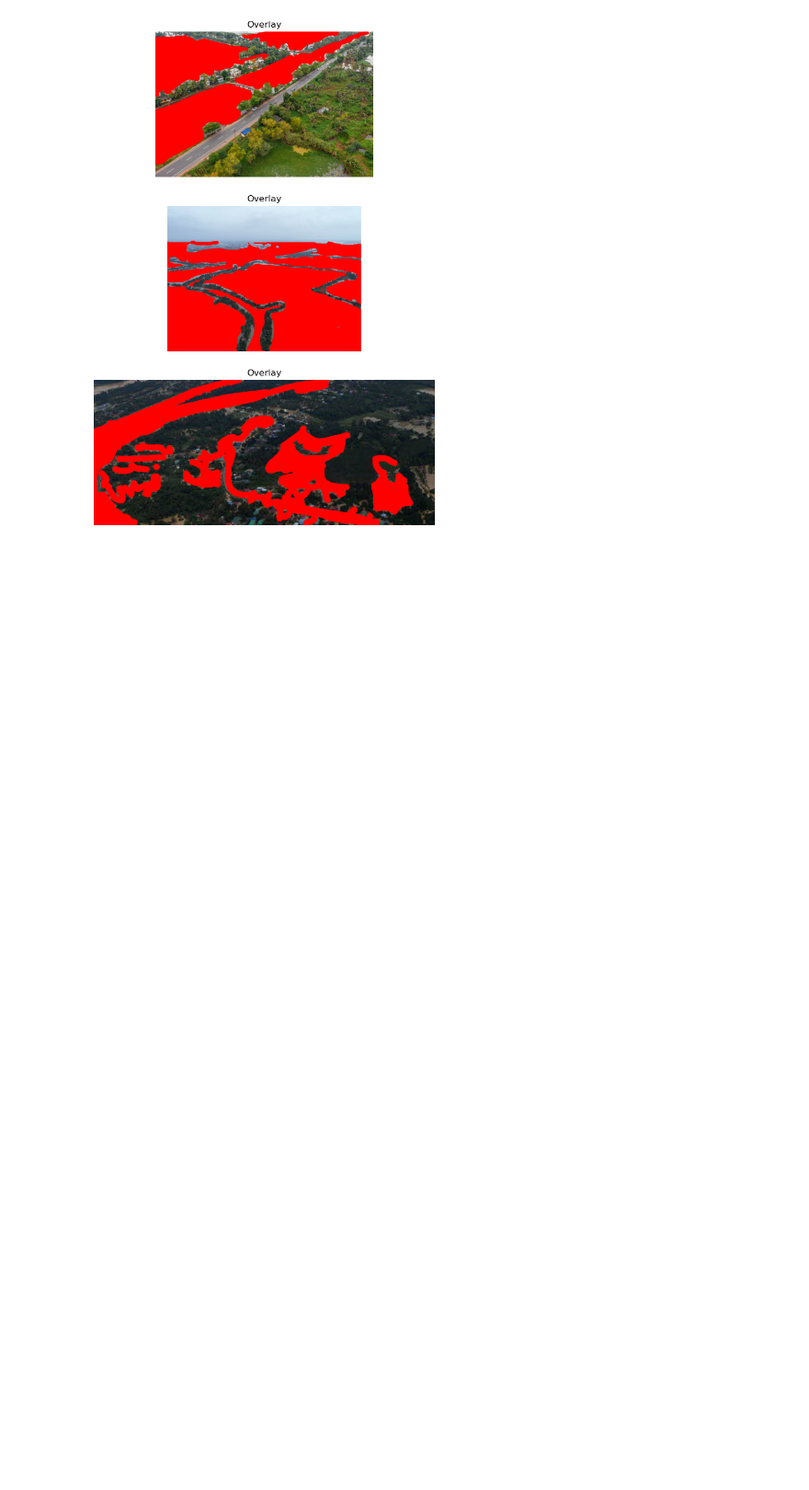
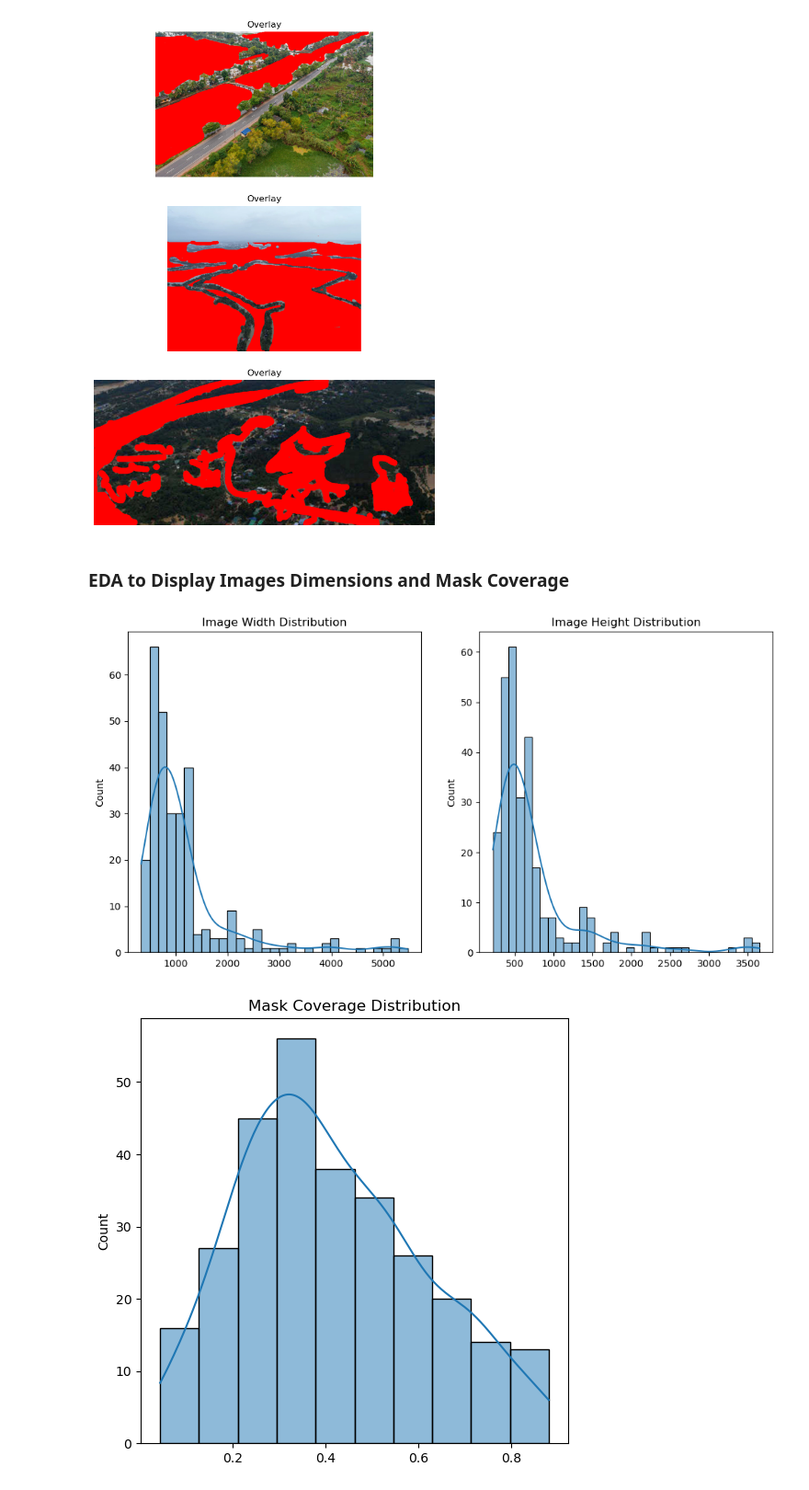
Before and after one commit to Raanu143/project, a Jupyter notebook: Project_Code.ipynb, the cells around one changed output. Shown at 92% size. Drawn from its saved outputs; the diff is of its cells as text; code cells hidden in the pictures; blank space fills up the shorter version.

Commit message:
Performed EDA of the dataset

```diff
--- a/Project_Code.ipynb
+++ b/Project_Code.ipynb
@@ -109,3 +109,61 @@ plot_images_and_masks(image_paths, mask_paths)
 plot_overlay(image_paths, mask_paths)
 # %% [output]
 [figure]
+# %% [markdown]
+### EDA to Display Images Dimensions and Mask Coverage
+# %%
+# Directories containing images and masks
+image_dir = '.\\Dataset\\Image'
+mask_dir = '.\\Dataset\\Mask'
+
+# Get list of images and masks
+image_files = os.listdir(image_dir)
+mask_files = os.listdir(mask_dir)
+
+# Initialize lists for image dimensions and mask coverage
+image_dimensions = []
+mask_coverage = []
+
+# Analyze each image and mask
+for image_file, mask_file in zip(image_files, mask_files):
+    image_path = os.path.join(image_dir, image_file)
+    mask_path = os.path.join(mask_dir, mask_file)
+
+    image = cv2.imread(image_path)
+    mask = cv2.imread(mask_path, cv2.IMREAD_GRAYSCALE)
+
+    if image is None:
+        print(f"Error reading image: {image_path}")
+        continue
+    if mask is None:
+        print(f"Error reading mask: {mask_path}")
+        continue
+
+    # Append image dimensions
+    image_dimensions.append(image.shape[:2])
+
+    # Calculate mask coverage
+    mask_coverage.append(np.sum(mask > 0) / mask.size)
+
+# Convert lists to arrays for easy analysis
+image_dimensions = np.array(image_dimensions)
+mask_coverage = np.array(mask_coverage)
+
+# Plot image dimensions distribution
+plt.figure(figsize=(12, 6))
+plt.subplot(1, 2, 1)
+plt.title('Image Width Distribution')
+sns.histplot(image_dimensions[:, 1], kde=True)
+plt.subplot(1, 2, 2)
+plt.title('Image Height Distribution')
+sns.histplot(image_dimensions[:, 0], kde=True)
+plt.show()
+
+# Plot mask coverage distribution
+plt.figure(figsize=(6, 6))
+plt.title('Mask Coverage Distribution')
+sns.histplot(mask_coverage, kde=True)
+plt.show()
+# %% [output]
+[figure, added]
+[figure, added]
```
Also changed, not shown: parts of 3 cells of this notebook.
